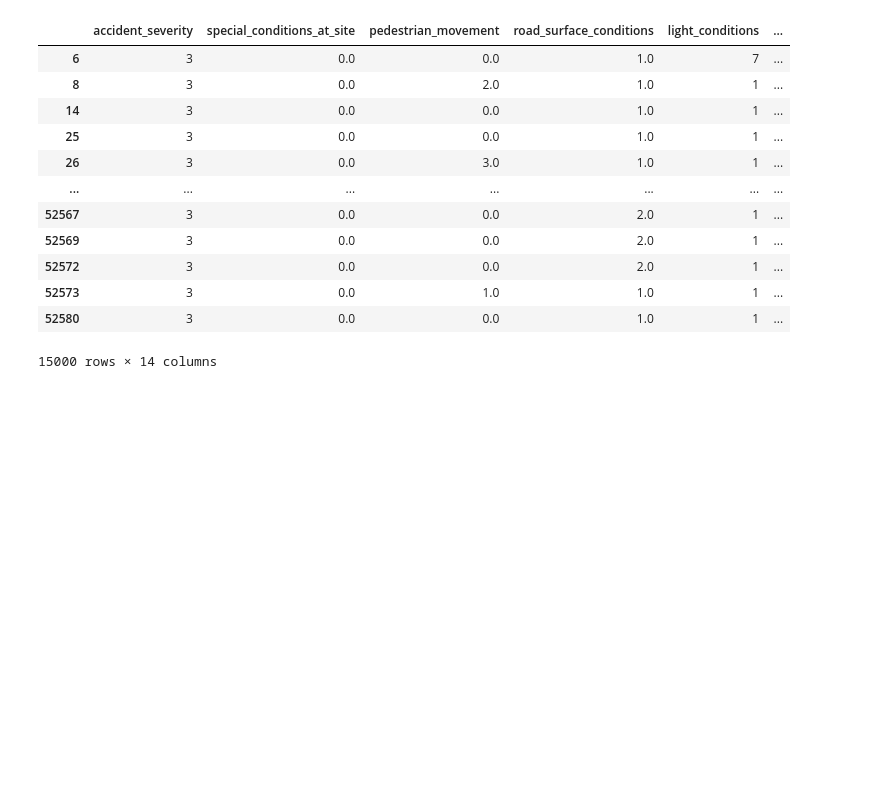
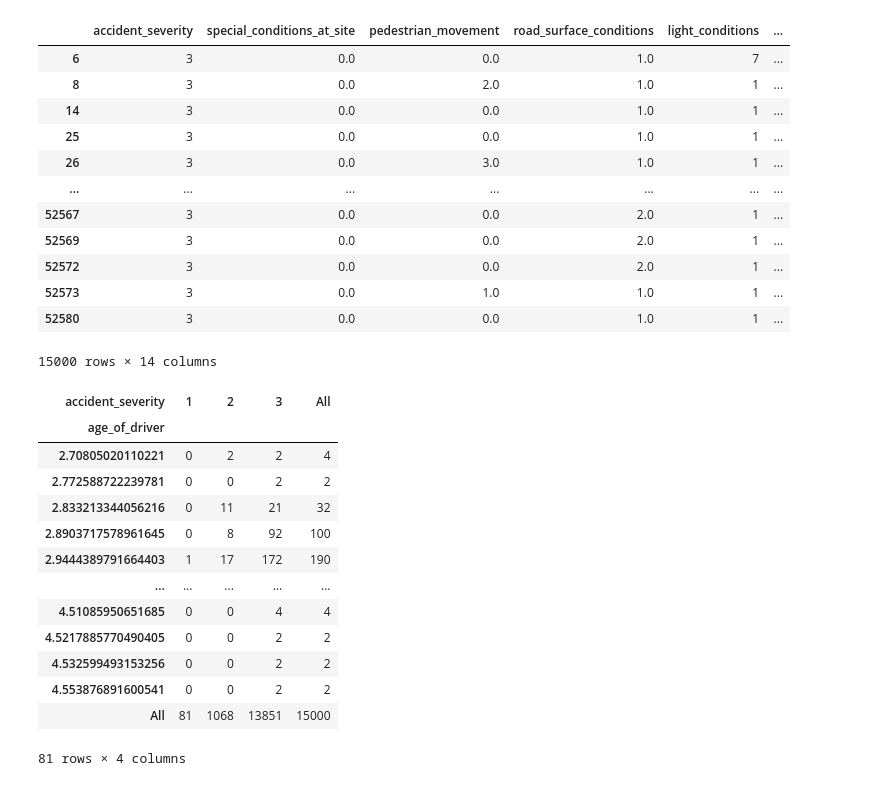
Before and after one commit to oohyun15/Prediction-of-Traffic-Accident-Risk, a Jupyter notebook: src/Preprocessing2.ipynb, the cells around one changed output. Cells and saved outputs as stored; diff of their text form; code cells hidden in the pictures; blank space fills up the shorter version.

```diff
--- a/src/Preprocessing2.ipynb
+++ b/src/Preprocessing2.ipynb
@@ -379,3 +396,20 @@ df2
 | 52573 | 3 | 0.0 | 1.0 | 1.0 | 1 | ... |
 | 52580 | 3 | 0.0 | 0.0 | 1.0 | 1 | ... |
 15000 rows × 14 columns
+# %%
+pd.crosstab(df2['age_of_driver'], df2['accident_severity'], margins=True)
+# %% [output]
+| accident_severity | 1 | 2 | 3 | All |
+| age_of_driver |  |  |  |  |
+| 2.70805020110221 | 0 | 2 | 2 | 4 |
+| 2.772588722239781 | 0 | 0 | 2 | 2 |
+| 2.833213344056216 | 0 | 11 | 21 | 32 |
+| 2.8903717578961645 | 0 | 8 | 92 | 100 |
+| 2.9444389791664403 | 1 | 17 | 172 | 190 |
+| ... | ... | ... | ... | ... |
+| 4.51085950651685 | 0 | 0 | 4 | 4 |
+| 4.5217885770490405 | 0 | 0 | 2 | 2 |
+| 4.532599493153256 | 0 | 0 | 2 | 2 |
+| 4.553876891600541 | 0 | 0 | 2 | 2 |
+| All | 81 | 1068 | 13851 | 15000 |
+81 rows × 4 columns
```
Also changed, not shown: parts of 3 cells of this notebook, 2 other files.
